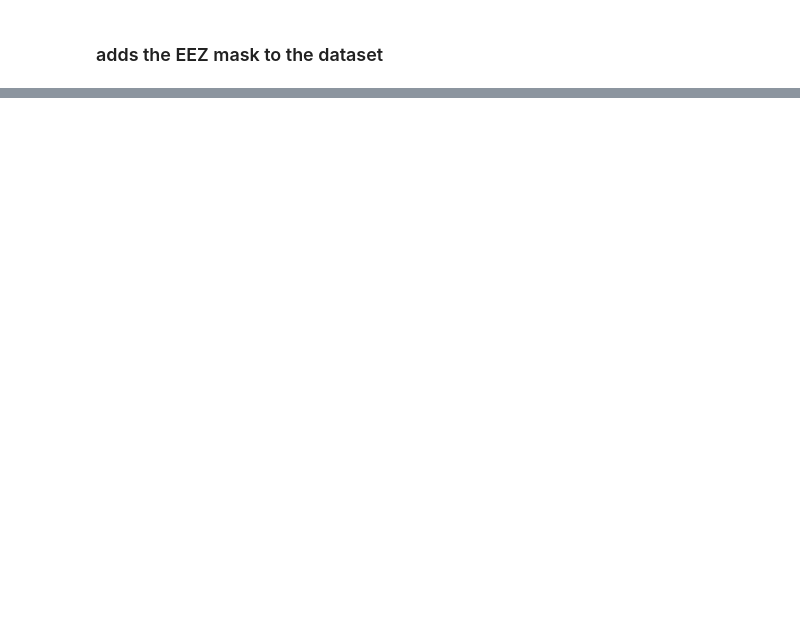
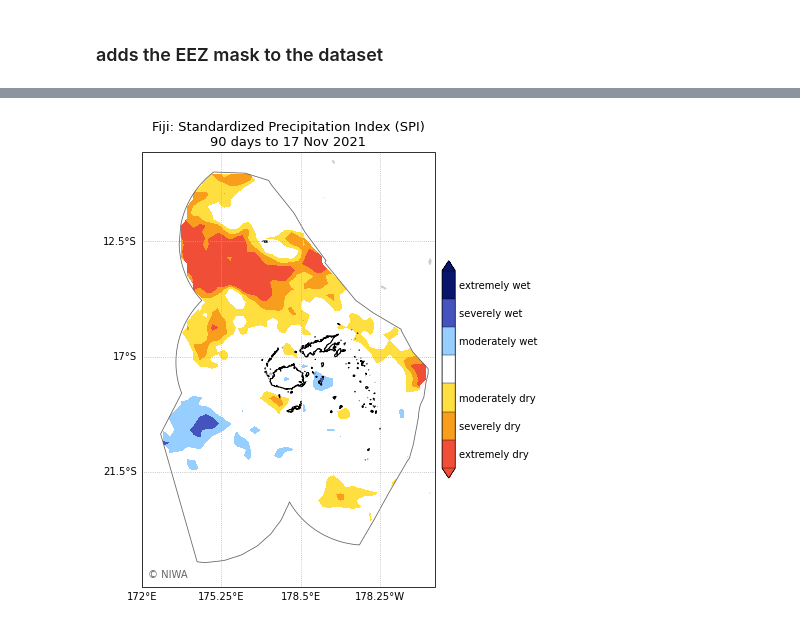
Before and after one commit to nicolasfauchereau/ICU_Water_Watch, a Jupyter notebook: notebooks/GPM/calculates_GPM-IMERG_accumulations_SPI.ipynb, the cells around one changed output, grey strips where cells are left out. Cells and saved outputs as stored; diff of their text form; code cells hidden in the pictures; blank space fills up the shorter version.

```diff
--- a/notebooks/GPM/calculates_GPM-IMERG_accumulations_SPI.ipynb
+++ b/notebooks/GPM/calculates_GPM-IMERG_accumulations_SPI.ipynb
@@ -213,3 +150,5 @@ EEZs, merged_EEZs = geo.get_EEZs(dpath_shapes='/home/nicolasf/operational/ICU/de
+# %%
+coastlines = geo.get_coastlines(dpath_shapes='/home/nicolasf/operational/ICU/development/hotspots/data/shapefiles/')
 # %% [markdown]
 ### adds the EEZ mask to the dataset
 # %%
@@ -272,0 +176,4 @@ f.savefig(f'./SPI_ICU_prototype_{ndays}_days_to_{last_day:%Y%m%d}.png', dpi=200,
+# %%
+map_SPI(dset_sub_country, coastlines, coastline, EEZ, fpath='/home/nicolasf/Desktop/', close=False)
+# %% [output]
+[figure, added]
```
Also changed, not shown: parts of 48 cells of this notebook.
